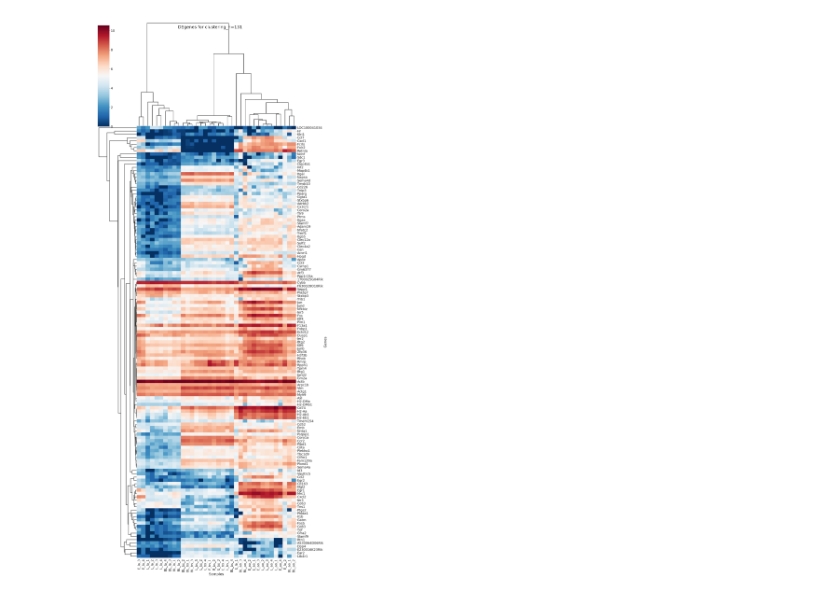
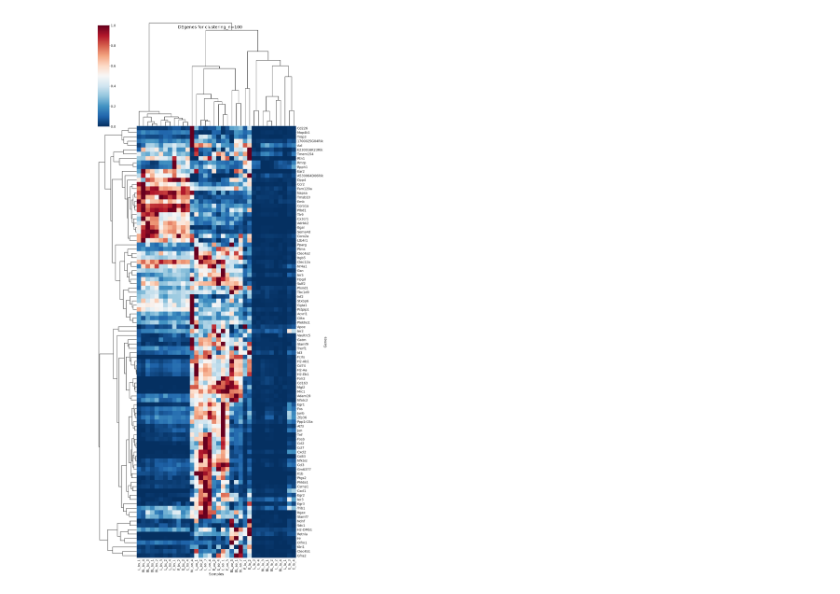
Before and after one commit to anuprulez/athero_clustering, a Jupyter notebook: Genes_Normalised_counts_clustering.ipynb, the cells around one changed output. Saved outputs shown, nothing was run; the diff lists cells and outputs as text; code cells hidden in the pictures.

```diff
--- a/Genes_Normalised_counts_clustering.ipynb
+++ b/Genes_Normalised_counts_clustering.ipynb
@@ -60,5 +45,9 @@ plot_cluster_genes(normalised_counts_all_genes, 0, "heatmap_with_Seaborn_cluster
 # %%
-normalised_counts_all_genes_log = np.log(normalised_counts_all_genes + 1.0)
-plot_cluster_genes(normalised_counts_all_genes_log, None, "heatmap_with_Seaborn_clustermap_python_log")
+#normalised_counts_all_genes_log = np.log(normalised_counts_all_genes + 1.0)
+#plot_cluster_genes(normalised_counts_all_genes_log, None, "heatmap_with_Seaborn_clustermap_python_log")
-# %% [output]
-[figure, removed]
+# %%
+path = "Normalized_counts_top100_DEgenes_for_clustering.tabular"
+normalised_counts_all_genes, y_labels = prepare_data(path)
+plot_cluster_genes(normalised_counts_all_genes, 0, "heatmap_with_Seaborn_clustermap_python", 'DEgenes for clustering_n=100', y_labels)
+# %% [output]
+[figure, added]
```
Also changed, not shown: parts of 10 cells of this notebook, 5 other files.
